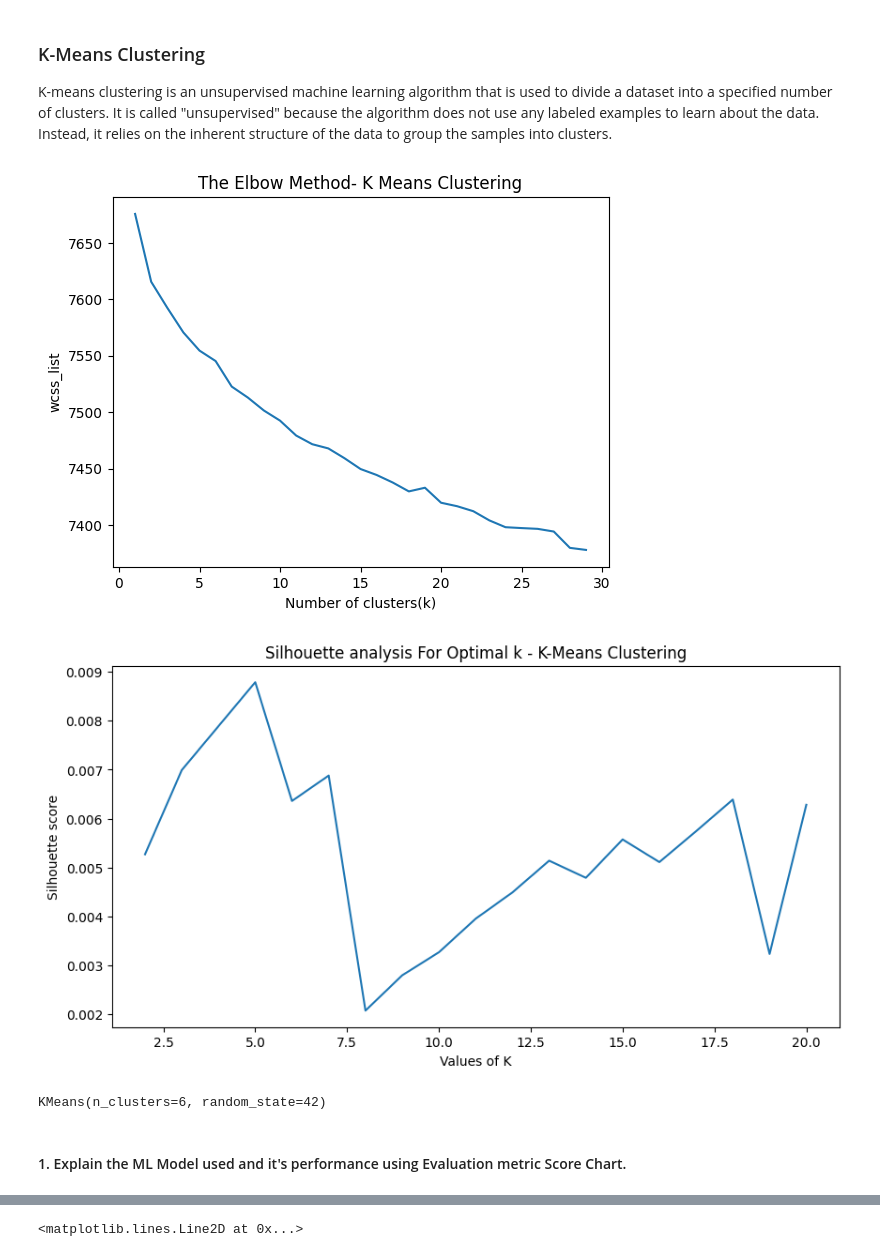
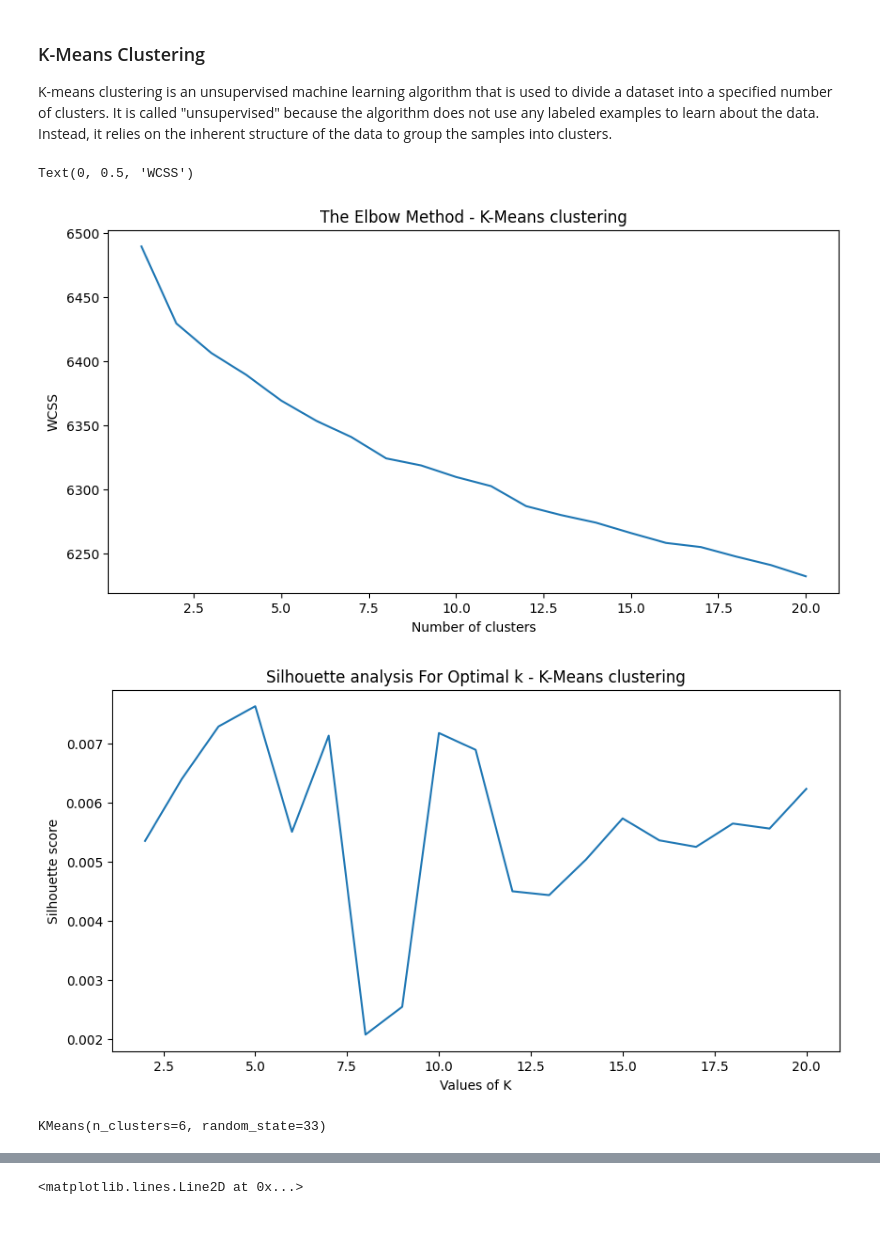
Before and after one commit to RahulI5/Netflix-Movies-and-TV-Shows-Clustering, a Jupyter notebook: Netflix_Movies_and_TV_Shows_Clustering.ipynb, the cells around one changed output, grey strips where cells are left out. Drawn from its saved outputs; the diff is of its cells as text; code cells hidden in the pictures; blank space fills up the shorter version.

```diff
--- a/Netflix_Movies_and_TV_Shows_Clustering.ipynb
+++ b/Netflix_Movies_and_TV_Shows_Clustering.ipynb
@@ -789,49 +705,49 @@ x_pca.shape
 K-means clustering is an unsupervised machine learning algorithm that is used to divide a dataset into a specified number of clusters. It is called "unsupervised" because the algorithm does not use any labeled examples to learn about the data. Instead, it relies on the inherent structure of the data to group the samples into clusters.
 # %%
 # Elbow method to find the optimal value of k.
-wcss_list = []
+wcss=[]
+for i in range(1,21):
+  kmeans = KMeans(n_clusters=i,init='k-means++',random_state=0)
+  kmeans.fit(x_pca)
+  wcss_iter = kmeans.inertia_
+  wcss.append(wcss_iter)
 
-# Using for loop for iterations from 1 to 30.
-for i in range(1,30):
-  kmeans = KMeans(n_clusters = i, init='k-means++', random_state = 33)
-  kmeans.fit(X)
-  wcss_list.append(kmeans.inertia_)
-plt.plot(range(1,30), wcss_list)
-plt.title('The Elbow Method- K Means Clustering')
-plt.xlabel('Number of clusters(k)')
-plt.ylabel('wcss_list')
-plt.show()
+number_clusters = range(1,21)
+plt.figure(figsize=(10,5))
+plt.plot(number_clusters,wcss)
+plt.title('The Elbow Method - K-Means clustering')
+plt.xlabel('Number of clusters')
+plt.ylabel('WCSS')
 # %% [output]
+Text(0, 0.5, 'WCSS')
-[figure, old version]
+[figure, new version]
 # %%
 # Plotting Silhouette score for different number of clusters
 range_n_clusters = range(2,21)
 silhouette_avg = []
 for num_clusters in range_n_clusters:
-  # Initialize K-Means
-  kmeans = KMeans(n_clusters=num_clusters,init='k-means++',random_state=33)
+  # initialize kmeans
+  kmeans = KMeans(n_clusters=num_clusters,init='k-means++',random_state=0)
   kmeans.fit(x_pca)
   cluster_labels = kmeans.labels_
 
-  # Silhouette Score
+  # silhouette score
   silhouette_avg.append(silhouette_score(x_pca, cluster_labels))
 
 plt.figure(figsize=(10,5))
 plt.plot(range_n_clusters,silhouette_avg)
 plt.xlabel('Values of K')
 plt.ylabel('Silhouette score')
-plt.title('Silhouette analysis For Optimal k - K-Means Clustering')
+plt.title('Silhouette analysis For Optimal k - K-Means clustering')
 plt.show()
 # %% [output]
-[figure, old version]
+[figure, new version]
 # %%
-# Clustering the data into 19 clusters
-kmeans = KMeans(n_clusters=6,init='k-means++',random_state=40)
+# Clustering the data into 6 clusters
+kmeans = KMeans(n_clusters=6,init='k-means++',random_state=33)
 kmeans.fit(x_pca)
 # %% [output]
-KMeans(n_clusters=6, random_state=42)
+KMeans(n_clusters=6, random_state=33)
-# %% [markdown]
-#### 1. Explain the ML Model used and it's performance using Evaluation metric Score Chart.
 # %%
 # Adding a kmeans cluster number attribute
 df['kmeans_cluster'] = kmeans.labels_
```
Also changed, not shown: parts of 122 cells of this notebook.
